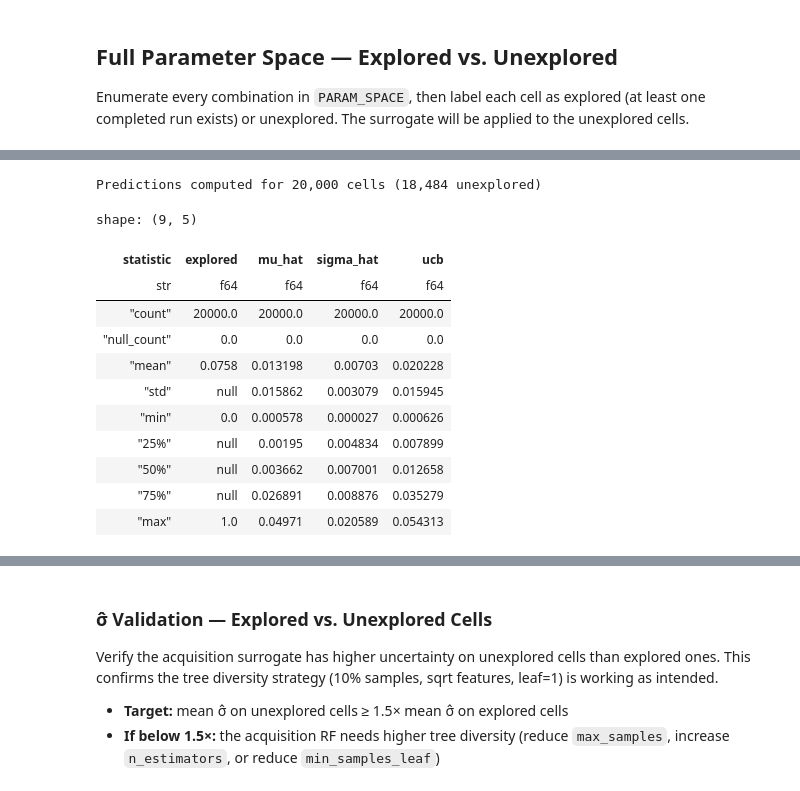
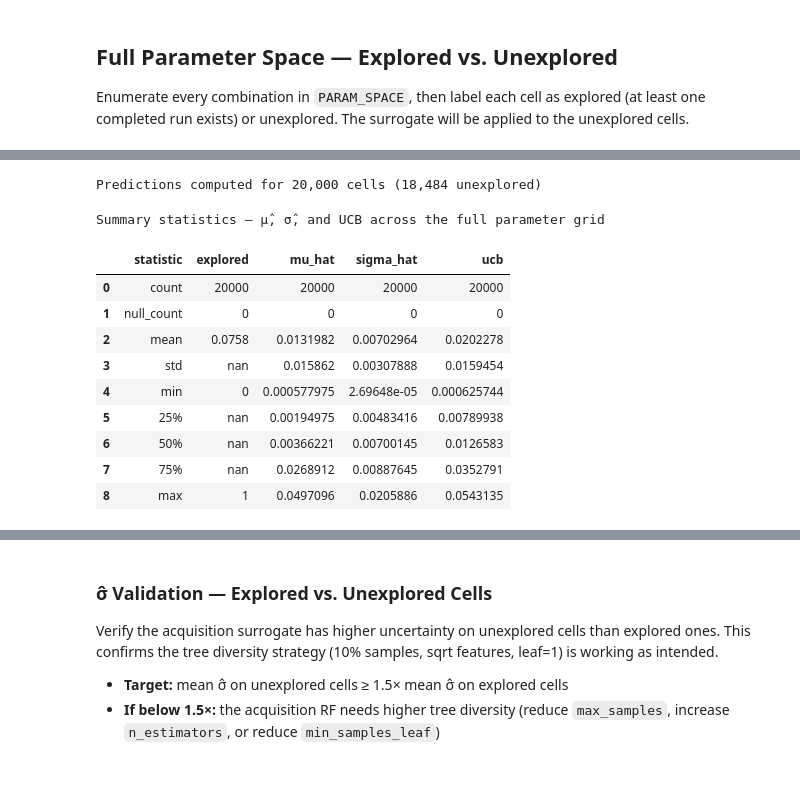
Before and after one commit to chaald/peppermint-matrix, a Jupyter notebook: notebooks/parameter_analysis/surrogate_model.ipynb, the cells around one changed output, grey strips where cells are left out. Cells and saved outputs as stored; diff of their text form; code cells hidden in the pictures.

Commit message:
refactor(surrogate): style cells 10/19/20/21 with data_preview_styled, top5+...+bottom5 grid preview

```diff
--- a/notebooks/parameter_analysis/surrogate_model.ipynb
+++ b/notebooks/parameter_analysis/surrogate_model.ipynb
@@ -471,35 +471,38 @@ Grid preview — 20,000 total cells, 1,516 explored (7.58%)
 # %%
 # Predict μ̂ and σ̂ for the full grid
 full_grid_features = full_grid.select(feature_names).to_numpy()
 
 surrogate_forrest = surrogate.named_steps["rf"]
 full_grid_features_log = surrogate.named_steps["log_reg"].transform(full_grid_features)
-tree_preds = np.stack([tree.predict(full_grid_features_log) for tree in surrogate_forrest.estimators_], axis=0)  # (n_trees, n_cells)
-mu_hat    = tree_preds.mean(axis=0)
-sigma_hat = tree_preds.std(axis=0)
+tree_predictions = np.stack([tree.predict(full_grid_features_log) for tree in surrogate_forrest.estimators_], axis=0)  # (n_trees, n_cells)
+mu_hat = tree_predictions.mean(axis=0)
+sigma_hat = tree_predictions.std(axis=0)
 
 full_grid = full_grid.with_columns([
     pl.Series("mu_hat",    mu_hat),
     pl.Series("sigma_hat", sigma_hat),
     pl.Series("ucb",       mu_hat + beta * sigma_hat),
 ])
 
 unexplored_dataframe = full_grid.filter(~pl.col("explored"))
 
 print(f"Predictions computed for {len(full_grid):,} cells ({len(unexplored_dataframe):,} unexplored)")
-full_grid.select("explored", "mu_hat", "sigma_hat", "ucb").describe()
+
+data_preview_styled(
+    full_grid.select("explored", "mu_hat", "sigma_hat", "ucb").describe().to_pandas(),
+    caption="Summary statistics — μ̂, σ̂, and UCB across the full parameter grid",
+)
 # %% [output]
 Predictions computed for 20,000 cells (18,484 unexplored)
-shape: (9, 5)
+Summary statistics — μ̂, σ̂, and UCB across the full parameter grid
-| statistic | explored | mu_hat | sigma_hat | ucb |
-| str | f64 | f64 | f64 | f64 |
-| "count" | 20000.0 | 20000.0 | 20000.0 | 20000.0 |
-| "null_count" | 0.0 | 0.0 | 0.0 | 0.0 |
-| "mean" | 0.0758 | 0.013198 | 0.00703 | 0.020228 |
-| "std" | null | 0.015862 | 0.003079 | 0.015945 |
-| "min" | 0.0 | 0.000578 | 0.000027 | 0.000626 |
-| "25%" | null | 0.00195 | 0.004834 | 0.007899 |
-| "50%" | null | 0.003662 | 0.007001 | 0.012658 |
-| "75%" | null | 0.026891 | 0.008876 | 0.035279 |
-| "max" | 1.0 | 0.04971 | 0.020589 | 0.054313 |
+|  | statistic | explored | mu_hat | sigma_hat | ucb |
+| 0 | count | 20000 | 20000 | 20000 | 20000 |
+| 1 | null_count | 0 | 0 | 0 | 0 |
+| 2 | mean | 0.0758 | 0.0131982 | 0.00702964 | 0.0202278 |
+| 3 | std | nan | 0.015862 | 0.00307888 | 0.0159454 |
+| 4 | min | 0 | 0.000577975 | 2.69648e-05 | 0.000625744 |
+| 5 | 25% | nan | 0.00194975 | 0.00483416 | 0.00789938 |
+| 6 | 50% | nan | 0.00366221 | 0.00700145 | 0.0126583 |
+| 7 | 75% | nan | 0.0268912 | 0.00887645 | 0.0352791 |
+| 8 | max | 1 | 0.0497096 | 0.0205886 | 0.0543135 |
 # %%
```
Also changed, not shown: parts of 1 cell of this notebook.
